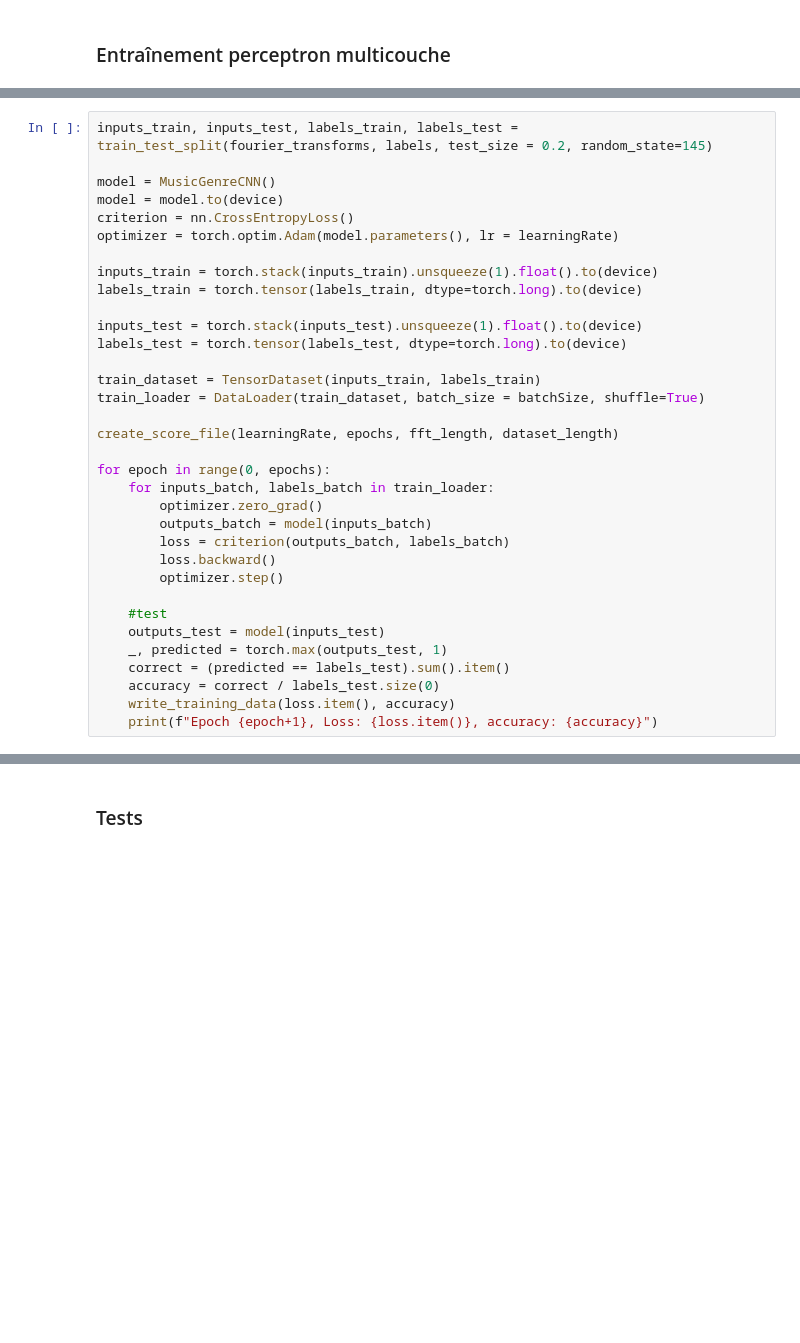
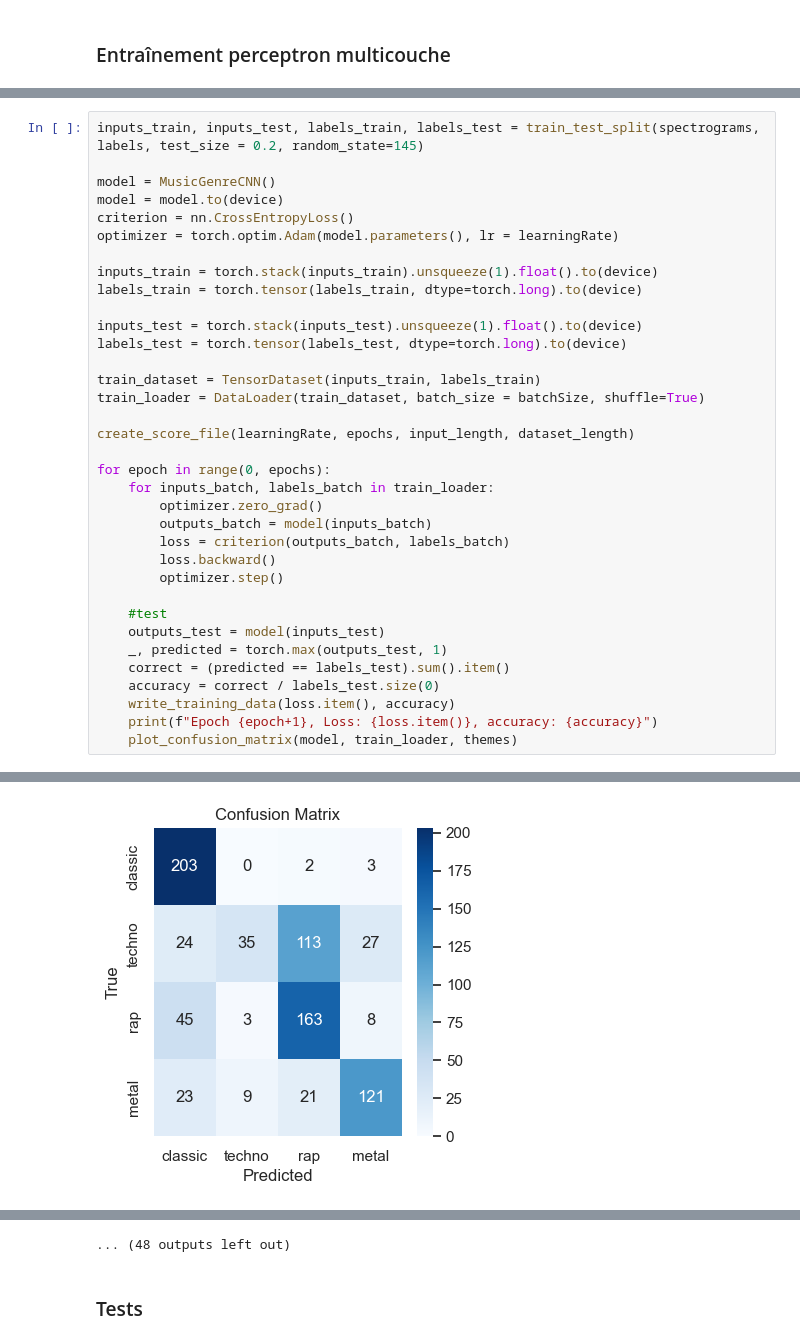
Before and after one commit to ian-ledig/mlsp, a Jupyter notebook: project.ipynb, the cells around one changed output, grey strips where cells are left out. Cells and saved outputs as stored; diff of their text form; blank space fills up the shorter version.

```diff
--- a/project.ipynb
+++ b/project.ipynb
@@ -175,5 +222,5 @@ class MusicGenreCNN(nn.Module):
 # %%
-inputs_train, inputs_test, labels_train, labels_test = train_test_split(fourier_transforms, labels, test_size = 0.2, random_state=145)
+inputs_train, inputs_test, labels_train, labels_test = train_test_split(spectrograms, labels, test_size = 0.2, random_state=145)
 
 model = MusicGenreCNN()
 model = model.to(device)
@@ -189,7 +236,7 @@ labels_test = torch.tensor(labels_test, dtype=torch.long).to(device)
 train_dataset = TensorDataset(inputs_train, labels_train)
 train_loader = DataLoader(train_dataset, batch_size = batchSize, shuffle=True)
 
-create_score_file(learningRate, epochs, fft_length, dataset_length)
+create_score_file(learningRate, epochs, input_length, dataset_length)
 
 for epoch in range(0, epochs):
     for inputs_batch, labels_batch in train_loader:
@@ -206,4 +253,5 @@ for epoch in range(0, epochs):
     accuracy = correct / labels_test.size(0)
     write_training_data(loss.item(), accuracy)
     print(f"Epoch {epoch+1}, Loss: {loss.item()}, accuracy: {accuracy}")
+    plot_confusion_matrix(model, train_loader, themes)
 # %% [output]
@@ -210,0 +259 @@ OutOfMemoryError: CUDA out of memory. Tried to allocate 2.98 GiB. GPU 0 has a to
+[figure, added]
@@ -211,3 +270,4 @@ OutOfMemoryError: CUDA out of memory. Tried to allocate 2.98 GiB. GPU 0 has a to
+... (48 outputs left out)
 # %% [markdown]
 ### Tests
 # %%
```
Also changed, not shown: parts of 20 cells of this notebook, 4 other files.
